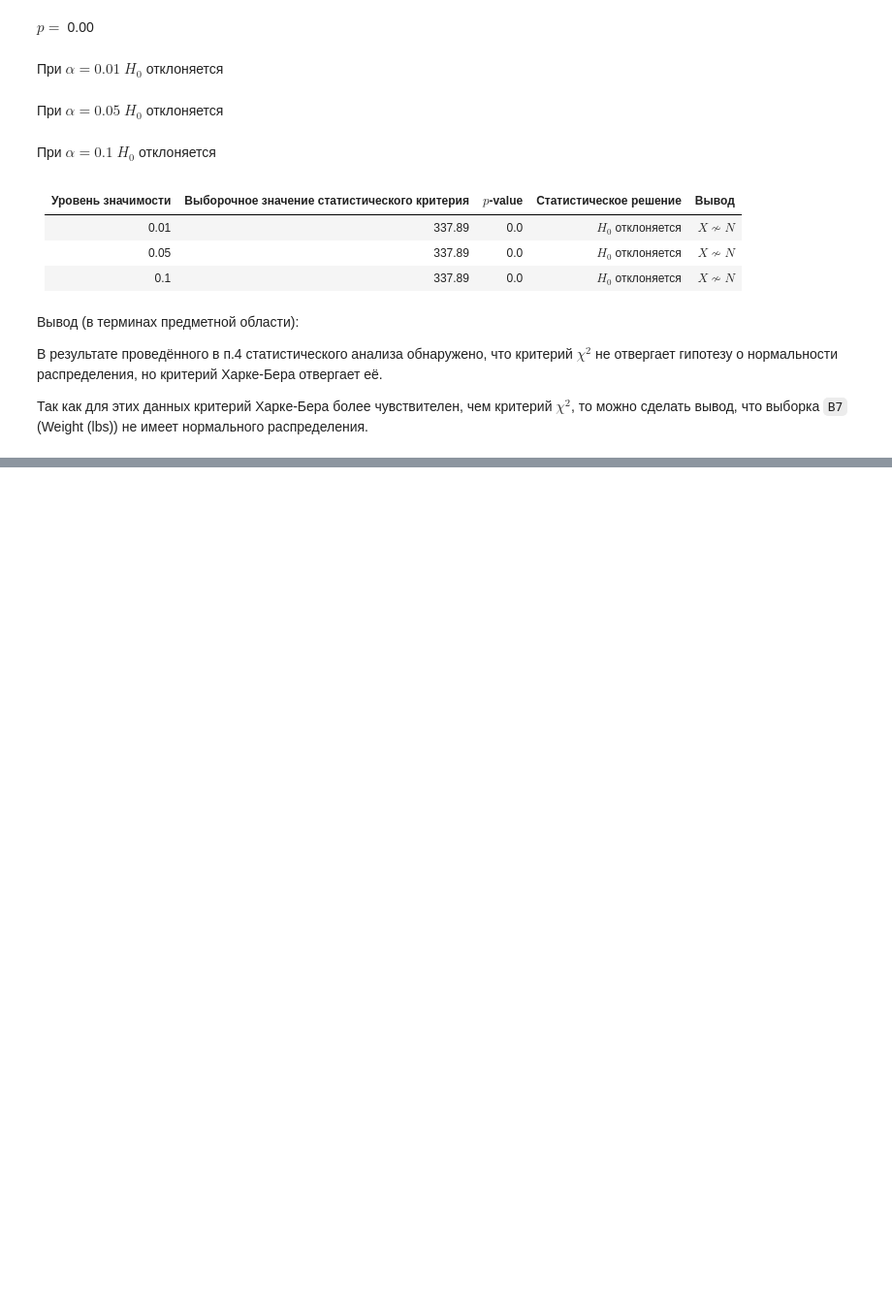
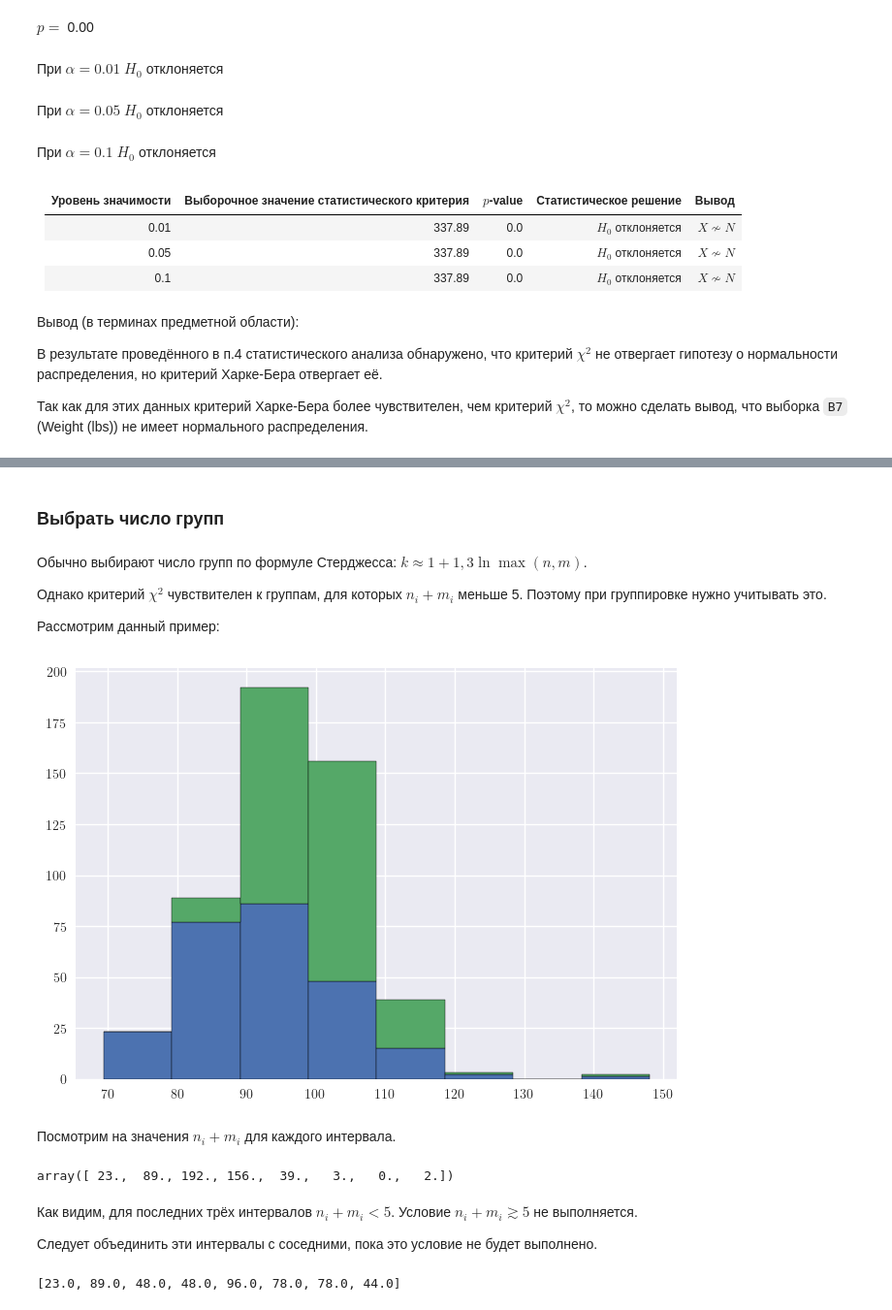
Before and after one commit to retrobannerS/mephi_stats, a Jupyter notebook: bdz/var_2/notebook.ipynb, the cells around one changed output, grey strips where cells are left out. Shown at 97% size. Cells and saved outputs as stored; diff of their text form; code cells hidden in the pictures; blank space fills up the shorter version.

```diff
--- a/bdz/var_2/notebook.ipynb
+++ b/bdz/var_2/notebook.ipynb
@@ -1281,0 +1294,4 @@ $p =$ 0.00
+# %%
+X, Y = data("5")
+
+X.head(), Y.head()
@@ -1281,0 +1379,33 @@ $p =$ 0.00
+# %% [markdown]
+### Выбрать число групп
+# %% [markdown]
+Обычно выбирают число групп по формуле Стерджесса: $k \approx 1 + 1,3 \ln{\max(n, m)}$.
+
+Однако критерий $\chi^2$ чувствителен к группам, для которых $n_i + m_i$ меньше 5. Поэтому при группировке нужно учитывать это.
+
+Рассмотрим данный пример:
+# %%
+k = round(1 + 1.3 * m.log(max(n1, n2)))
+
+frequences, bin_edges, _ = plt.hist((X, Y), bins=k, edgecolor="black", stacked=True)
+plt.show()
+# %% [output]
+[figure, added]
+# %% [markdown]
+Посмотрим на значения $n_i + m_i$ для каждого интервала.
+# %%
+frequences[1]
+# %% [output]
+array([ 23.,  89., 192., 156.,  39.,   3.,   0.,   2.])
+# %% [markdown]
+Как видим, для последних трёх интервалов $n_i + m_i < 5$. Условие $n_i + m_i \gtrsim 5$ не выполняется.
+
+Следует объединить эти интервалы с соседними, пока это условие не будет выполнено.
+# %%
+frequences, bin_edges = adjust_intervals(
+    bin_edges.tolist(), frequences[1].tolist(), k=k
+)
+
+frequences  # неточное значение. нужно пересчитать будет
+# %% [output]
+[23.0, 89.0, 48.0, 48.0, 96.0, 78.0, 78.0, 44.0]
```
Also changed, not shown: parts of 36 cells of this notebook, 1 other file.
